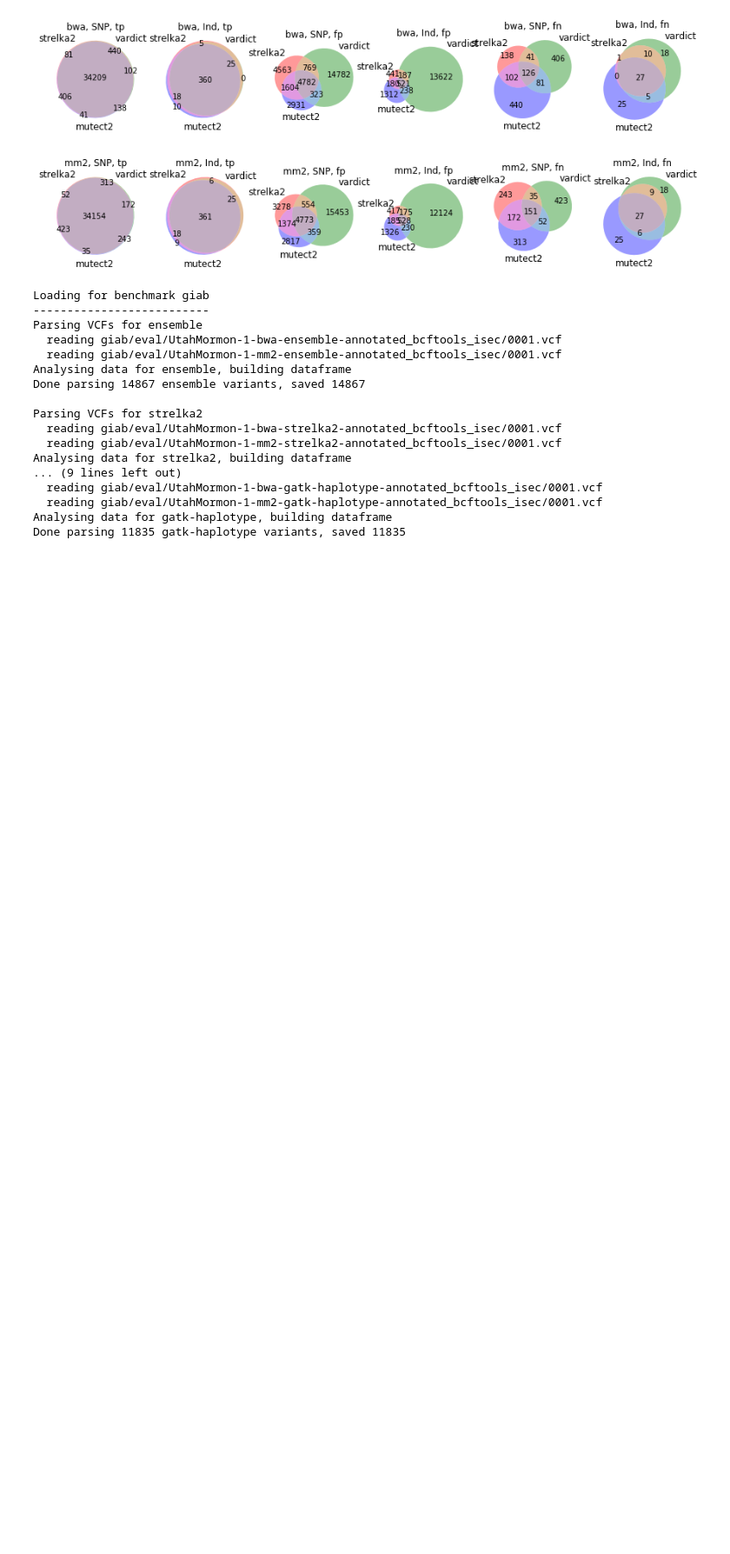
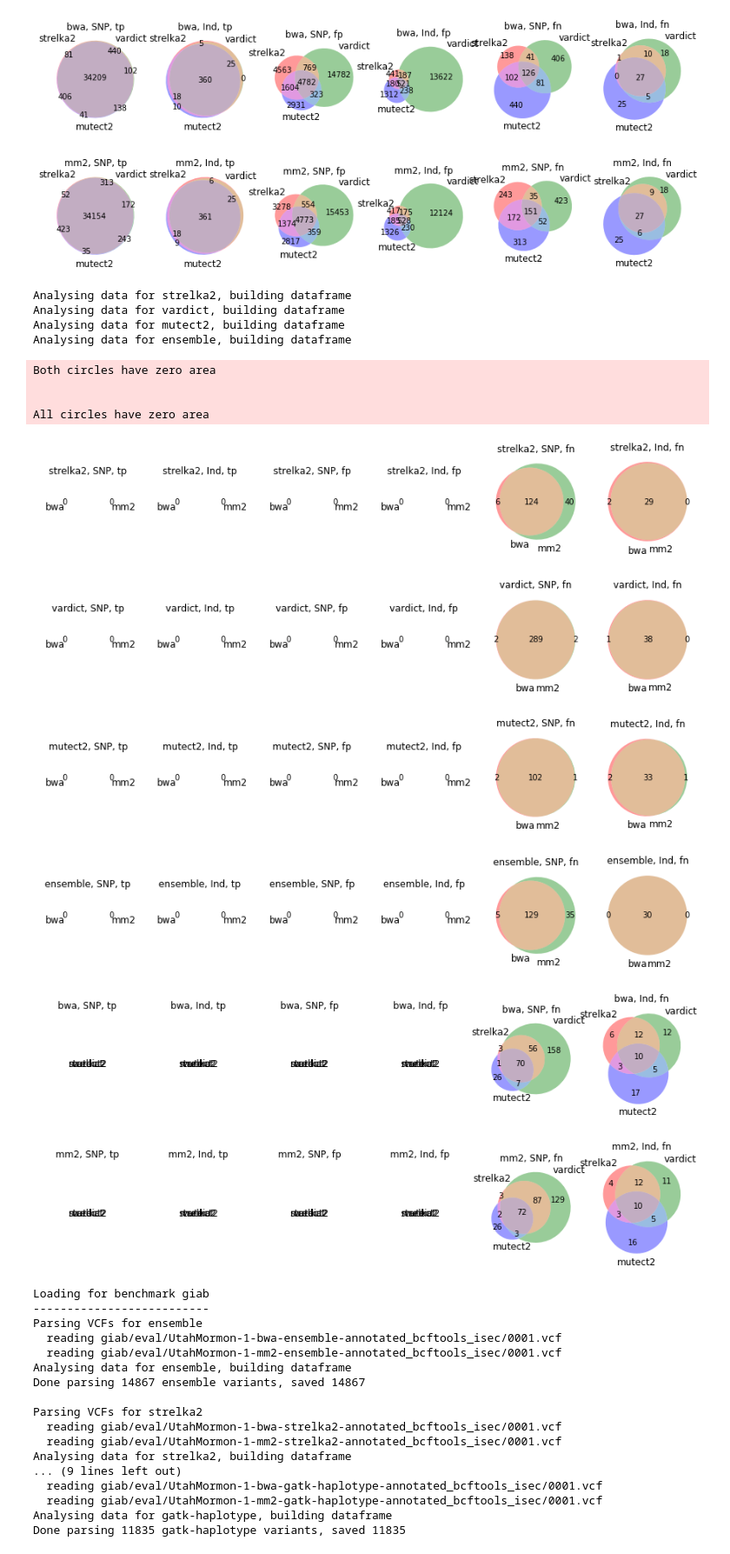
Before and after one commit to umccr/vcf_stuff, a Jupyter notebook: analysis/minimap2/Minimap2_explore.ipynb, the cells around one changed output. Shown at 87% size. Saved outputs shown, nothing was run; the diff lists cells and outputs as text; code cells hidden in the pictures; blank space fills up the shorter version.

```diff
--- a/analysis/minimap2/Minimap2_explore.ipynb
+++ b/analysis/minimap2/Minimap2_explore.ipynb
@@ -4,5 +25,5 @@ BWA and minimap2 resulted in slightly different variant calling validation resul
 # %%
-# Declaring basic benchmarks and callers info
+# Declaring basic benchmarks and callers for the study
 
 import pandas as pd
 import numpy as np
@@ -13,37 +34,31 @@ import sys
 import IPython.core.debugger
 dbg = IPython.core.debugger.Pdb()
 
-from ipywidgets import interact, interactive, fixed, interact_manual, widgets
-from IPython.display import display
-
 benchmark_d = {
     'mb': {
         'path': 'mb/eval/batch1-{c}-annotated-{aln}_bcftools_isec',
         'callers': ['strelka2', 'vardict', 'mutect2', 'ensemble'],
         'aligners': ['bwa', 'mm2'],
-        'df': None,
     },
     'mb_0.03af': {
         'path': 'mb/eval_0.03af/{c}-{aln}_bcftools_isec',
         'callers': ['strelka2', 'vardict', 'mutect2', 'ensemble'],
         'aligners': ['mm2'],
-        'df': None,
     },
     'giab': {
         'path': 'giab/eval/UtahMormon-1-{aln}-{c}-annotated_bcftools_isec',
         'callers': ['strelka2', 'vardict', 'gatk-haplotype', 'ensemble'],
         'aligners': ['bwa', 'mm2'],
-        'df': None,
     },
     'colo': {
         'path': 'colo/eval/COLO_TGEN_{aln}-{c}-annotated_bcftools_isec',
         'callers': ['strelka2', 'vardict', 'mutect2', 'ensemble'],
         'aligners': ['bwa', 'mm2'],
-        'df': None,
     }
 }
 for n, b in benchmark_d.items():
     b['name'] = n
+    b['df'] = None
 
 benchmarks_names = ['mb', 'colo', 'giab']
 benchmarks = [benchmark_d[n] for n in benchmarks_names]
@@ -320,17 +334,19 @@ Done parsing 11835 gatk-haplotype variants, saved 11835
 # %%
+# Counting statistics on per-chromosome basis: unique to BWA vs. unqiue to minimap2 vs.
+# common calls. Drawing summary Venn diagrams for each caller and aligner:
+#
+# mm2/bwa ensemble    tp-snp  tp-ind  fp-snp  fp-ind  fn-snp  fn-ind
+# mm2/bwa strelka2    --//--  --//--
+# mm2/bwa mutect2     --//--
+# mm2/bwa vardict
+# v/s/m bwa
+# v/s/m mm2
+
 from matplotlib_venn import venn2, venn3
 from matplotlib import gridspec
 import itertools
 
 def plot_venn(bn, df=None):
-    """                   tp-snp  tp-ind  fp-snp  fp-ind  fn-snp  fn-ind
-        mm2/bwa ensemble
-        mm2/bwa strelka2
-        mm2/bwa mutect2
-        mm2/bwa vardict
-        v/s/m bwa
-        v/s/m mm2
-    """
     b = benchmark_d[bn]
     df = df if (df is not None) else benchmark_d[bn]['df']
     figsize = (15, 15)
@@ -387,6 +400,24 @@ Bad circle positioning
 [figure]
 [figure]
 [figure]
+# %%
+# Plotting only MB false negatives
+plot_venn('mb', load_vcfs('mb', ['fn'], silent=True))
+# %% [output]
+Analysing data for strelka2, building dataframe
+Analysing data for vardict, building dataframe
+Analysing data for mutect2, building dataframe
+Analysing data for ensemble, building dataframe
+Both circles have zero area
+
+
+All circles have zero area
+[figure, added]
+[figure, added]
+[figure, added]
+[figure, added]
+[figure, added]
+[figure, added]
 # %%
 plot_venn('giab', load_vcfs('giab', ['fn']))
 # %% [output]
```
Also changed, not shown: parts of 45 cells of this notebook.
